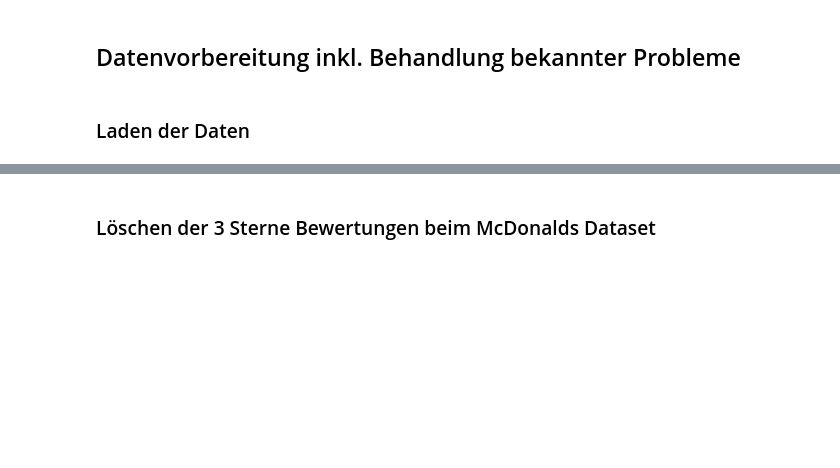
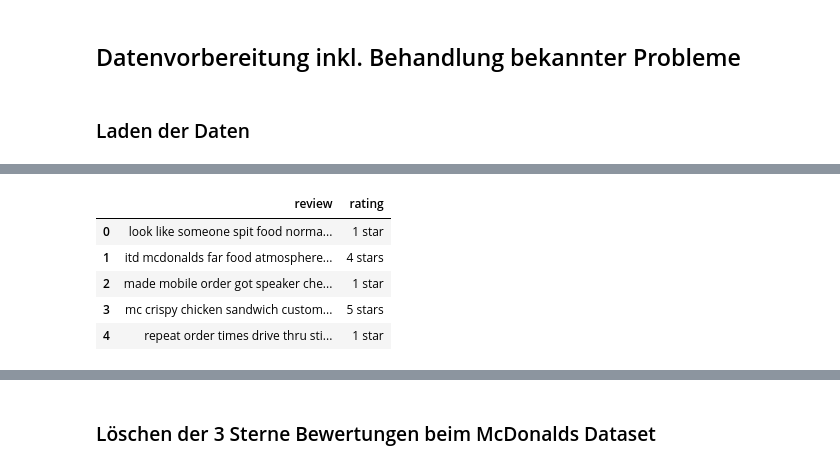
Before and after one commit to MaltePetersen/Sentiment-Analyse, a Jupyter notebook: 3.mc_donalds_imdb_bigram.ipynb, the cells around one changed output, grey strips where cells are left out. Drawn from its saved outputs; the diff is of its cells as text; code cells hidden in the pictures; blank space fills up the shorter version.

```diff
--- a/3.mc_donalds_imdb_bigram.ipynb
+++ b/3.mc_donalds_imdb_bigram.ipynb
@@ -41,0 +83,9 @@ df_imdb = pd.read_csv('IMDB Dataset.csv')
+# %%
+df_mc.head()
+# %% [output]
+|  | review | rating |
+| 0 | look like someone spit food norma... | 1 star |
+| 1 | itd mcdonalds far food atmosphere... | 4 stars |
+| 2 | made mobile order got speaker che... | 1 star |
+| 3 | mc crispy chicken sandwich custom... | 5 stars |
+| 4 | repeat order times drive thru sti... | 1 star |
```
Also changed, not shown: parts of 8 cells of this notebook, 2 other files.
